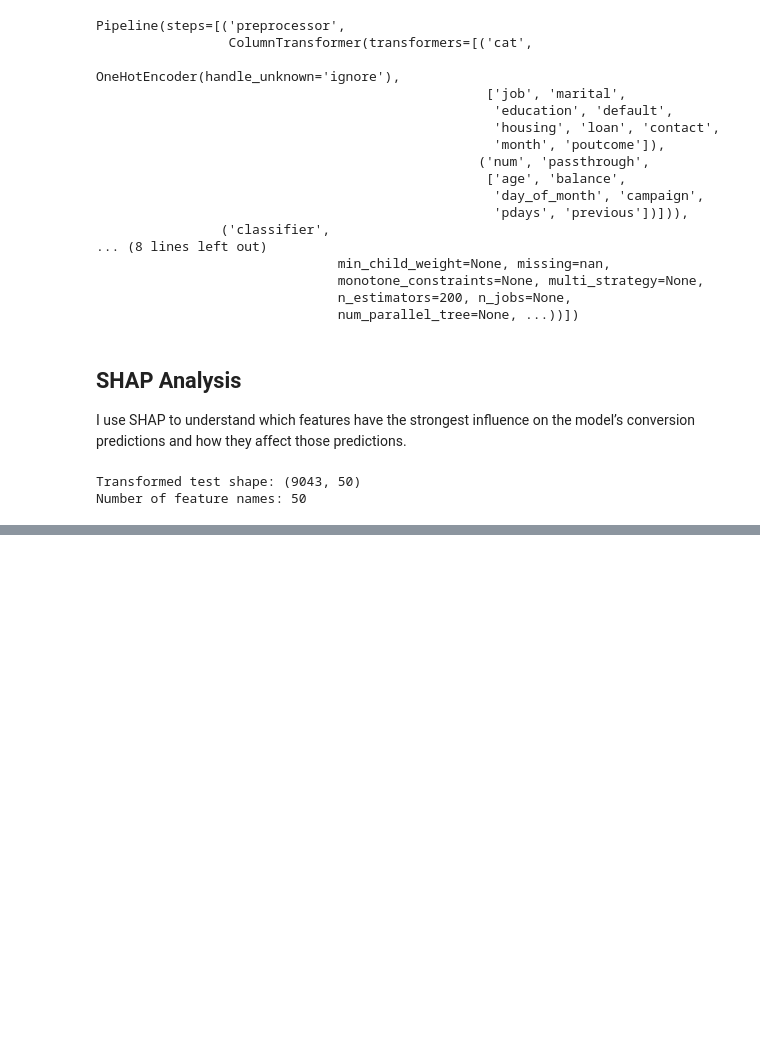
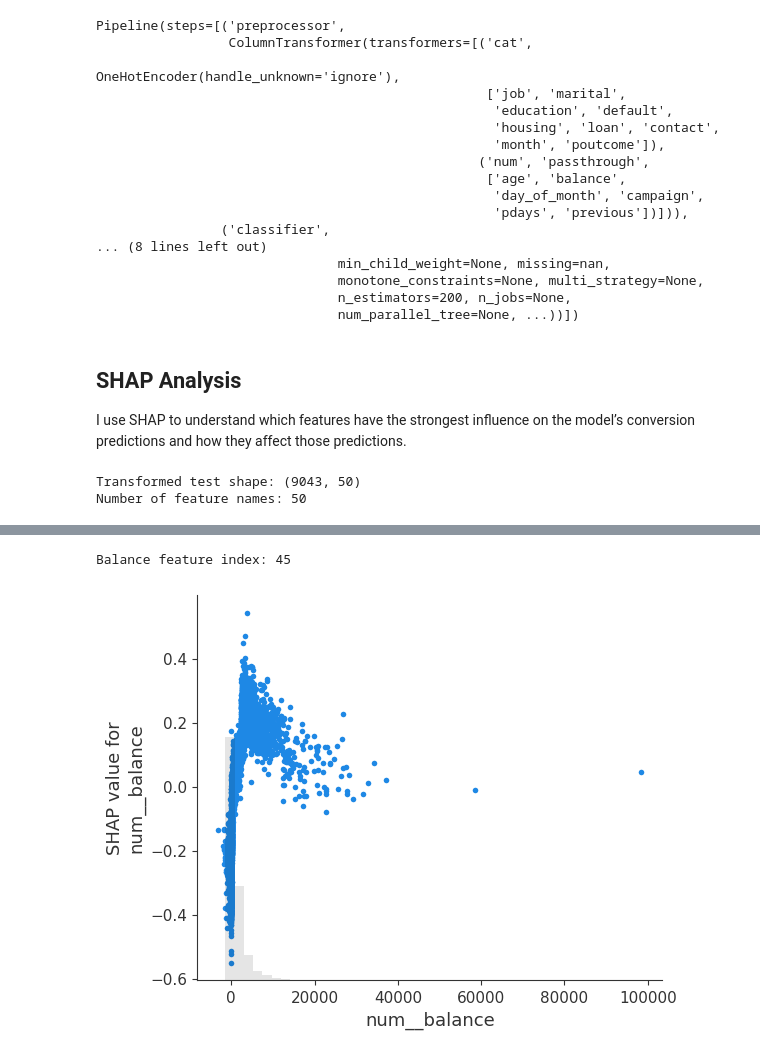
Before and after one commit to soumaya-lamrhari/customer-conversion-prediction, a Jupyter notebook: notebooks/4_model_explainability.ipynb, the cells around one changed output, grey strips where cells are left out. Cells and saved outputs as stored; diff of their text form; code cells hidden in the pictures; blank space fills up the shorter version.

```diff
--- a/notebooks/4_model_explainability.ipynb
+++ b/notebooks/4_model_explainability.ipynb
@@ -153,0 +191,12 @@ Number of feature names: 50
+# %%
+# Find the position of the balance feature
+balance_index = list(feature_names).index("num__balance")
+
+print("Balance feature index:", balance_index)
+# %% [output]
+Balance feature index: 45
+# %%
+# Show how balance affects the model's predictions
+shap.plots.scatter(shap_values[:, balance_index])
+# %% [output]
+[figure, added]
```
Also changed, not shown: parts of 8 cells of this notebook.
